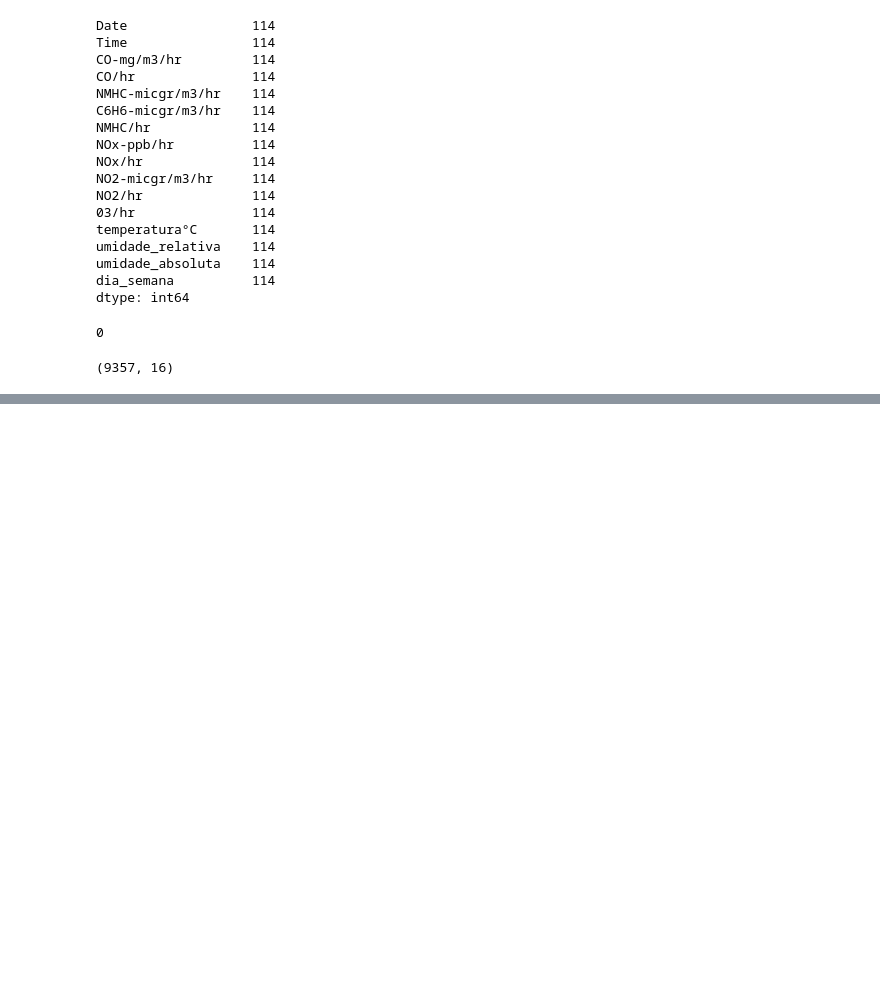
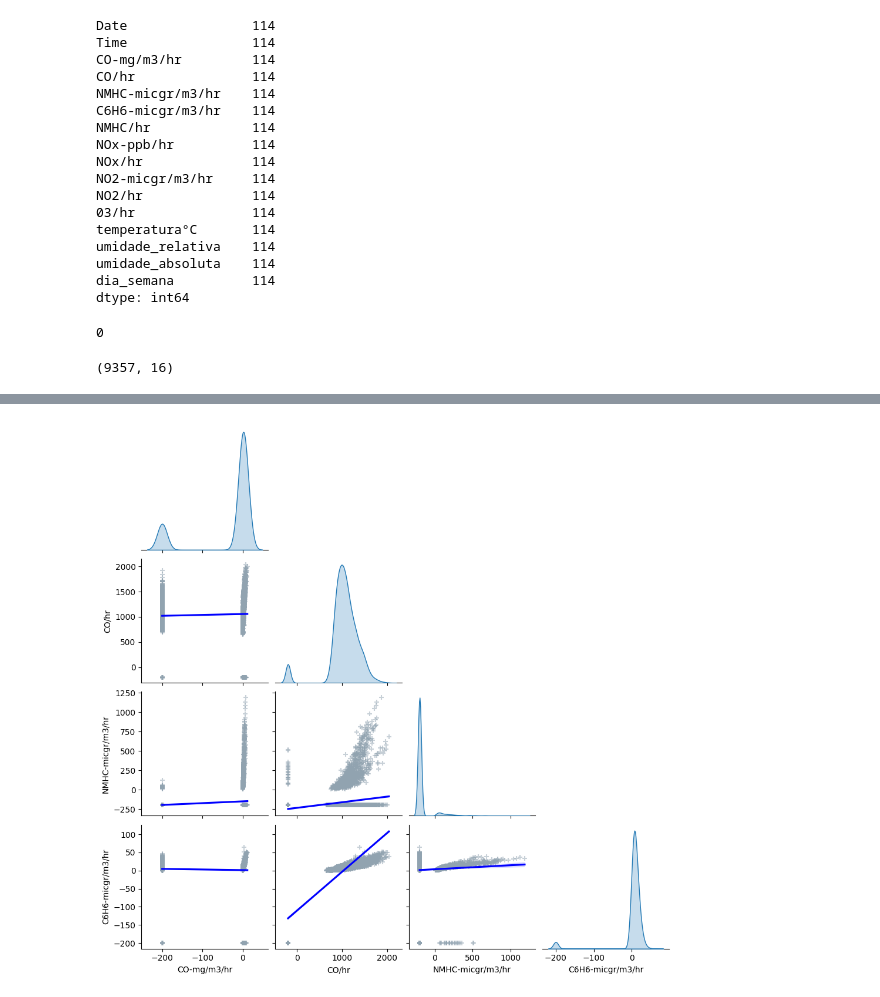
Before and after one commit to jairobernardesjunior/Qualidade_do_ar, a Jupyter notebook: qualidade_do_ar_analisa.ipynb, the cells around one changed output, grey strips where cells are left out. Drawn from its saved outputs; the diff is of its cells as text; code cells hidden in the pictures; blank space fills up the shorter version.

```diff
--- a/qualidade_do_ar_analisa.ipynb
+++ b/qualidade_do_ar_analisa.ipynb
@@ -86,5 +67,20 @@ df_quality.head(3)
 | 0 | 10/03/2004 | 18.00.00 | 2,6 | 1360.0 | 150.0 | 11,9 | 1046.0 | 166.0 | 1056.0 | ... |
 | 1 | 10/03/2004 | 19.00.00 | 2 | 1292.0 | 112.0 | 9,4 | 955.0 | 103.0 | 1174.0 | ... |
 | 2 | 10/03/2004 | 20.00.00 | 2,2 | 1402.0 | 88.0 | 9,0 | 939.0 | 131.0 | 1140.0 | ... |
+# %%
+df_quality['CO(GT)'] = df_quality['CO(GT)'].replace(',','.', regex=True)
+df_quality['C6H6(GT)'] = df_quality['C6H6(GT)'].replace(',','.', regex=True)
+df_quality['T'] = df_quality['T'].replace(',','.', regex=True)
+df_quality['RH'] = df_quality['RH'].replace(',','.', regex=True)
+df_quality['AH'] = df_quality['AH'].replace(',','.', regex=True)
+
+df_quality['CO(GT)'] = df_quality['CO(GT)'].replace(' ','', regex=True)
+df_quality['C6H6(GT)'] = df_quality['C6H6(GT)'].replace(' ','', regex=True)
+df_quality['T'] = df_quality['T'].replace(' ','', regex=True)
+df_quality['RH'] = df_quality['RH'].replace(' ','', regex=True)
+df_quality['AH'] = df_quality['AH'].replace(' ','', regex=True)
+
+df_quality['Date'] = df_quality['Date'].replace(' ','', regex=True)
+df_quality['Time'] = df_quality['Time'].replace(' ','', regex=True)
 # %%
 df_quality['Date'] = df_quality['Date'].astype('datetime64[ns]')
@@ -249,0 +277,17 @@ df_quality.shape
+# %%
+# verificando a distribuição dos dados
+p= sns.pairplot(
+   df_quality[['CO-mg/m3/hr',
+               'CO/hr',
+               'NMHC-micgr/m3/hr',
+               'C6H6-micgr/m3/hr',
+               ]],
+                diag_kind="kde", corner=True, markers="+",
+                plot_kws={'line_kws':{'color':'#0000ff'},
+                           'scatter_kws': {'alpha': 0.5,
+                                           'color': '#91a3b0'}},
+                kind='reg'
+                );
+p.fig.subplots_adjust(top=0.95)
+# %% [output]
+[figure, added]
```
Also changed, not shown: parts of 12 cells of this notebook.
